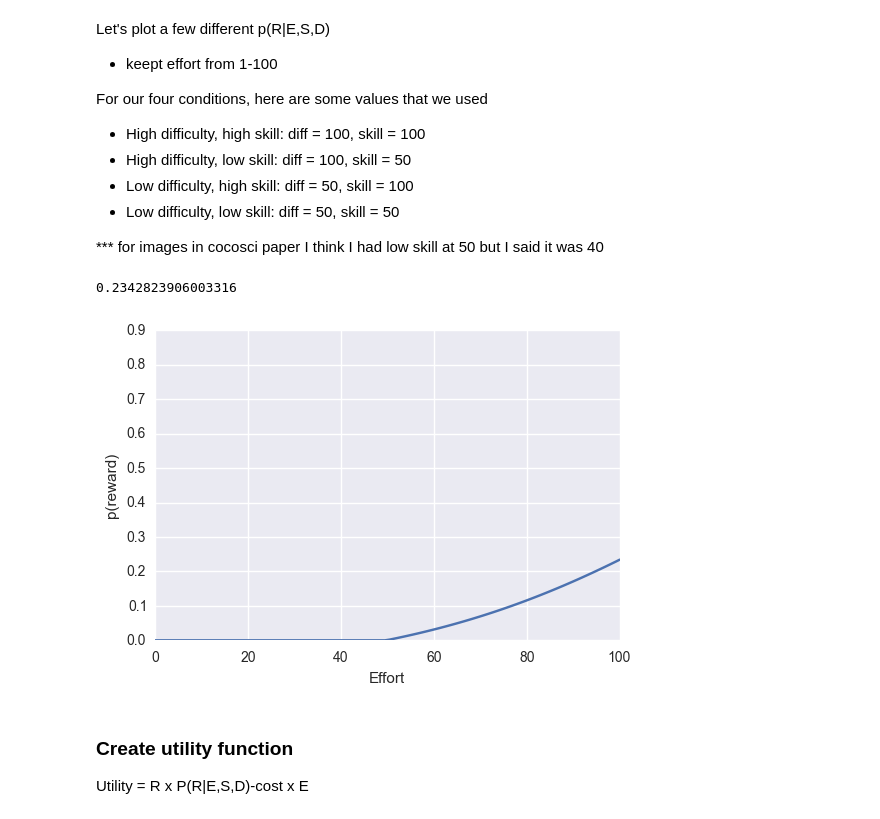
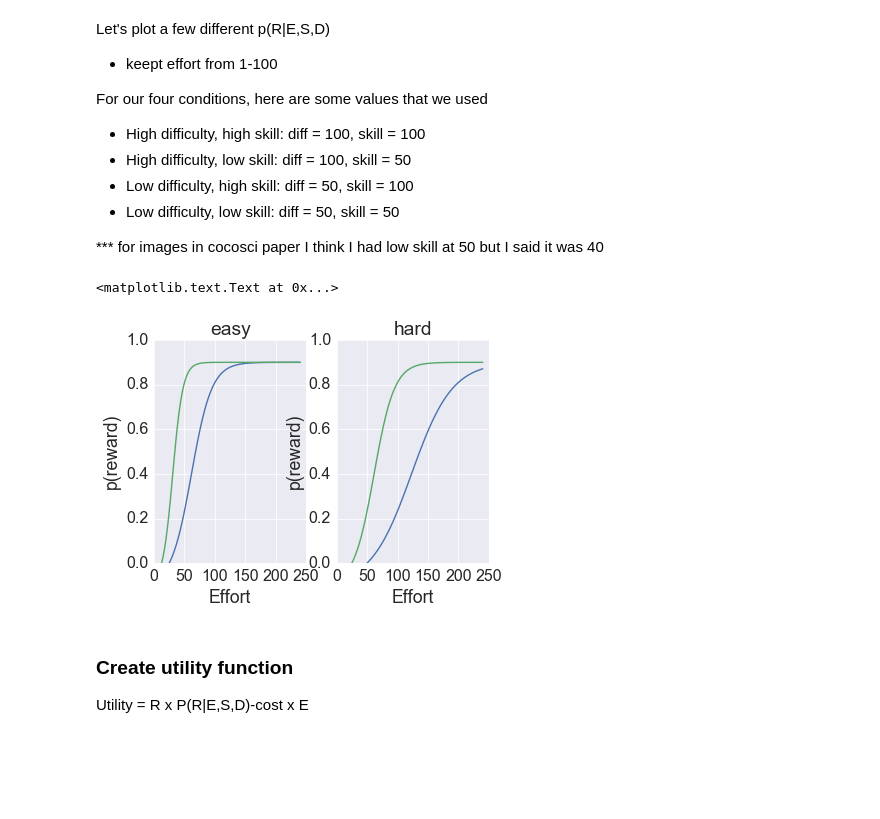
Before and after one commit to jlnrd/Effort, a Jupyter notebook: Effort_cogsci_2017.ipynb, the cells around one changed output. Drawn from its saved outputs; the diff is of its cells as text; code cells hidden in the pictures; blank space fills up the shorter version.

```diff
--- a/Effort_cogsci_2017.ipynb
+++ b/Effort_cogsci_2017.ipynb
@@ -18,15 +14,5 @@ The minimum supported version is 2.1
 # %% [markdown]
 ### Create function for probability of reward (R) given values of effort (E), difficulty (D), and skill (S)
-# %%
-def prob_reward(e,diff,skill): #model for success
-    f=(e*skill)/diff #skill and effort are not independent
-    b=.06 #controls slope - was .5
-    a=40 #was 30
-    c=.1
-    p = 1/(1+a*np.exp(-f*b))-c #softmax - scaling the function to be sigmoidal, small errors dont matter as much
-    p = max(p,0) #make sure function doesn't dip below 0
-
-    return p
 # %% [markdown]
 Let's plot a few different p(R|E,S,D)
 
@@ -39,19 +25,43 @@ For our four conditions, here are some values that we used
 * Low difficulty, low skill: diff = 50, skill = 50
 
 *** for images in cocosci paper I think I had low skill at 50 but I said it was 40
-# %%
-es=np.linspace(0,100,100)
-p = [prob_reward(e,100,50) for e in es]
-plt.plot(es,p)
-plt.ylim([0,.9])
-plt.xlabel('Effort')
-plt.ylabel('p(reward)')
-max(p)
-
-#plt.savefig('/Users/julialeonard/Desktop/lowD_highS.pdf')
-# %% [output]
-0.2342823906003316
-[figure, removed]
+# %%
+def prob_reward(e,diff,skill): #model for success
+    #f = (e * skill) / diff #skill and effort are not independent
+    b=.06 #controls slope - was .5
+    a=40 #was 30
+    c=.1
+    #a = 1
+    #b = 0.05
+    #c = 0
+    f = (e * skill / diff)
+
+    p = 1/(1+a*np.exp(-f*b)) -c #softmax - scaling the function to be sigmoidal, small errors dont matter as much
+
+    return p
+
+unskilled = 1
+skilled = 2
+easy = 1
+hard = 2
+es=np.linspace(0,240,100)
+p0 = [prob_reward(e,easy,unskilled) for e in es]
+p1 = [prob_reward(e,easy,skilled) for e in es]
+plt.subplot(1,2,1)
+plt.plot(es,p0, es, p1)
+plt.ylim([0,1])
+plt.xlabel('Effort') ; plt.ylabel('p(reward)'); plt.title('easy')
+
+
+p0 = [prob_reward(e,hard,unskilled) for e in es]
+p1 = [prob_reward(e,hard,skilled) for e in es]
+plt.subplot(1,2,2)
+plt.plot(es,p0, es, p1)
+plt.ylim([0,1])
+plt.xlabel('Effort') ; plt.ylabel('p(reward)'); plt.title('hard')
+# %% [output]
+<matplotlib.text.Text at 0x...>
+[figure, added]
 # %% [markdown]
 ### Create utility function
  Utility = R x P(R|E,S,D)-cost x E
```
Also changed, not shown: parts of 15 cells of this notebook.
